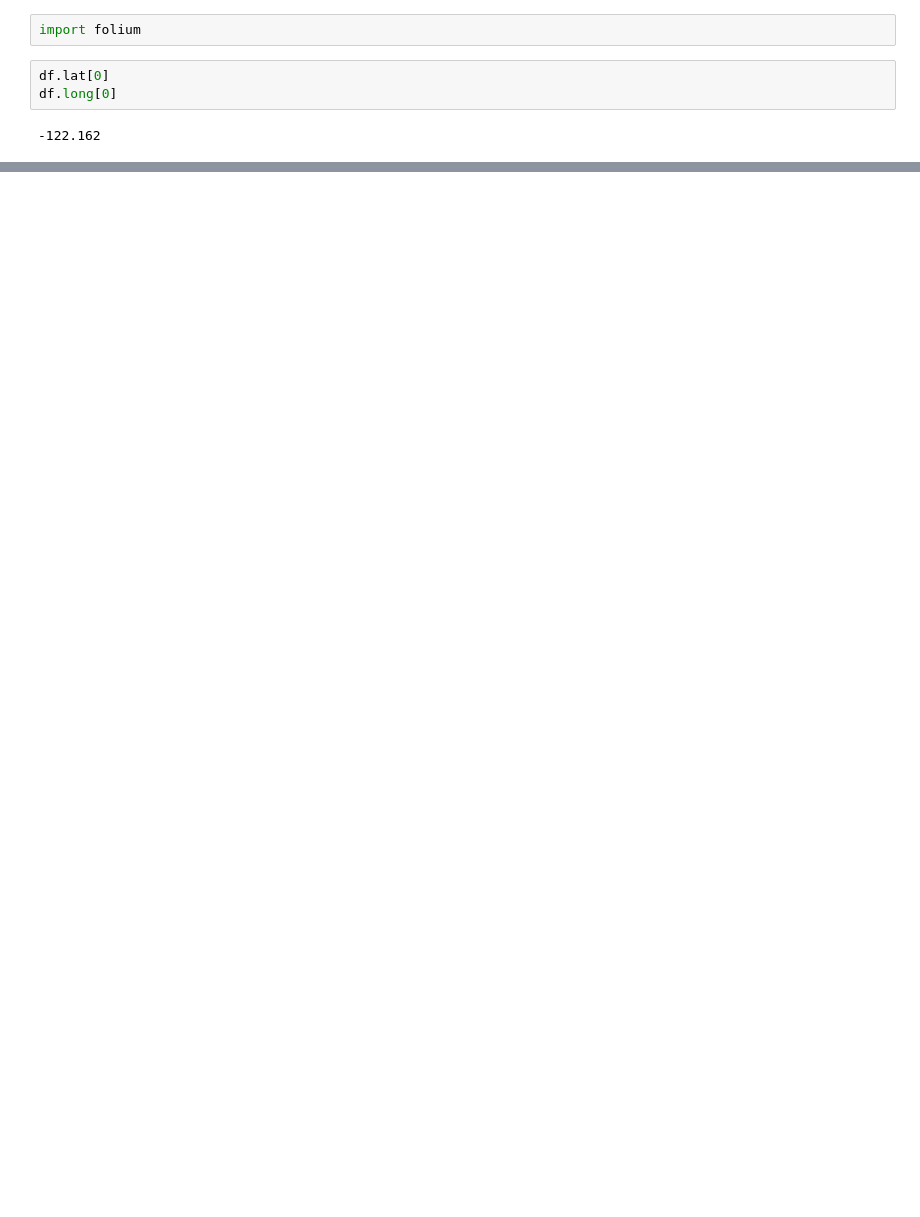
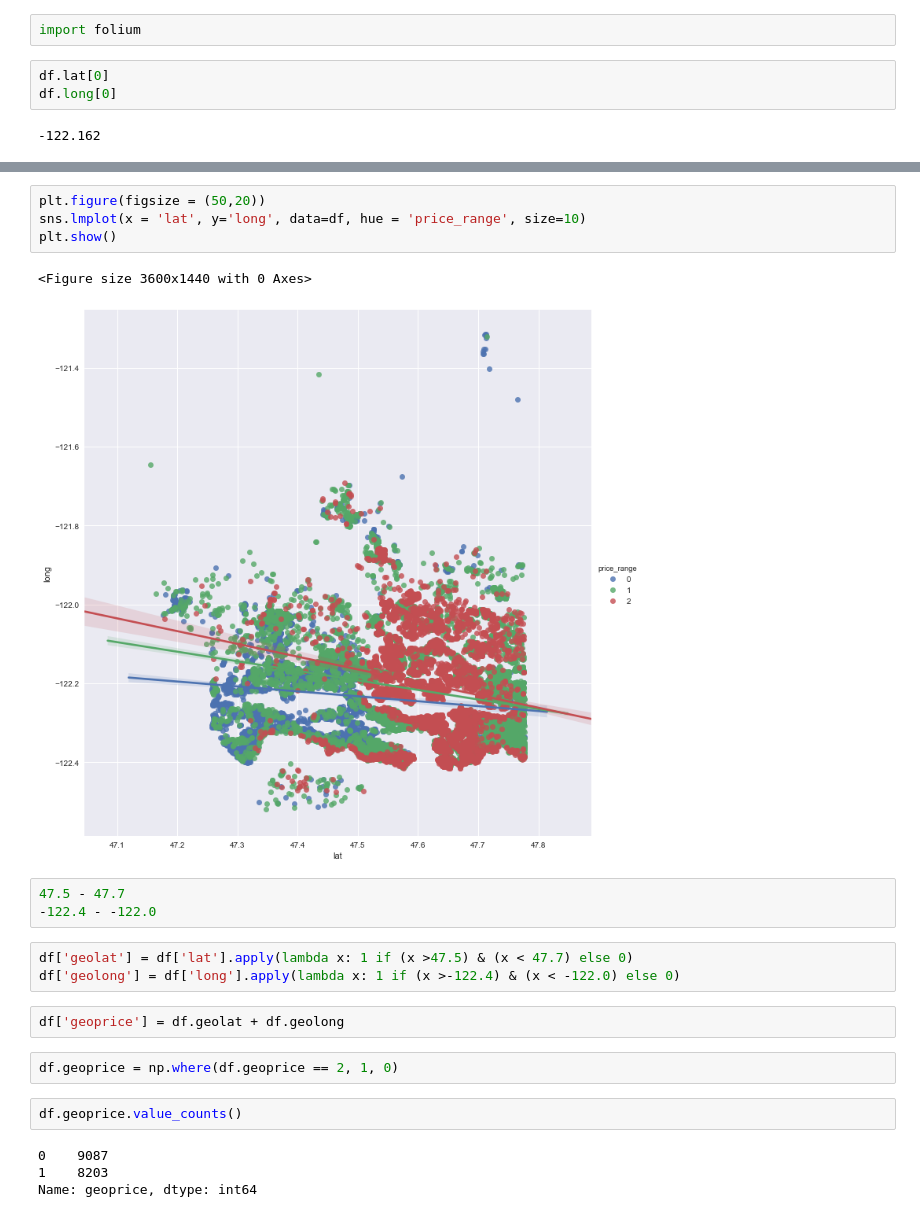
Before and after one commit to bphall/nyc-mhtn-ds-010620-lectures, a Jupyter notebook: week-6/KC_house_data/real_hou.ipynb, the cells around one changed output, grey strips where cells are left out. Cells and saved outputs as stored; diff of their text form; blank space fills up the shorter version.

```diff
--- a/week-6/KC_house_data/real_hou.ipynb
+++ b/week-6/KC_house_data/real_hou.ipynb
@@ -161,0 +195,23 @@ m
+# %%
+plt.figure(figsize = (50,20))
+sns.lmplot(x = 'lat', y='long', data=df, hue = 'price_range', size=10)
+plt.show()
+# %% [output]
+<Figure size 3600x1440 with 0 Axes>
+[figure, added]
+# %%
+47.5 - 47.7
+-122.4 - -122.0
+# %%
+df['geolat'] = df['lat'].apply(lambda x: 1 if (x >47.5) & (x < 47.7) else 0)
+df['geolong'] = df['long'].apply(lambda x: 1 if (x >-122.4) & (x < -122.0) else 0)
+# %%
+df['geoprice'] = df.geolat + df.geolong
+# %%
+df.geoprice = np.where(df.geoprice == 2, 1, 0)
+# %%
+df.geoprice.value_counts()
+# %% [output]
+0    9087
+1    8203
+Name: geoprice, dtype: int64
```
Also changed, not shown: parts of 22 cells of this notebook.
